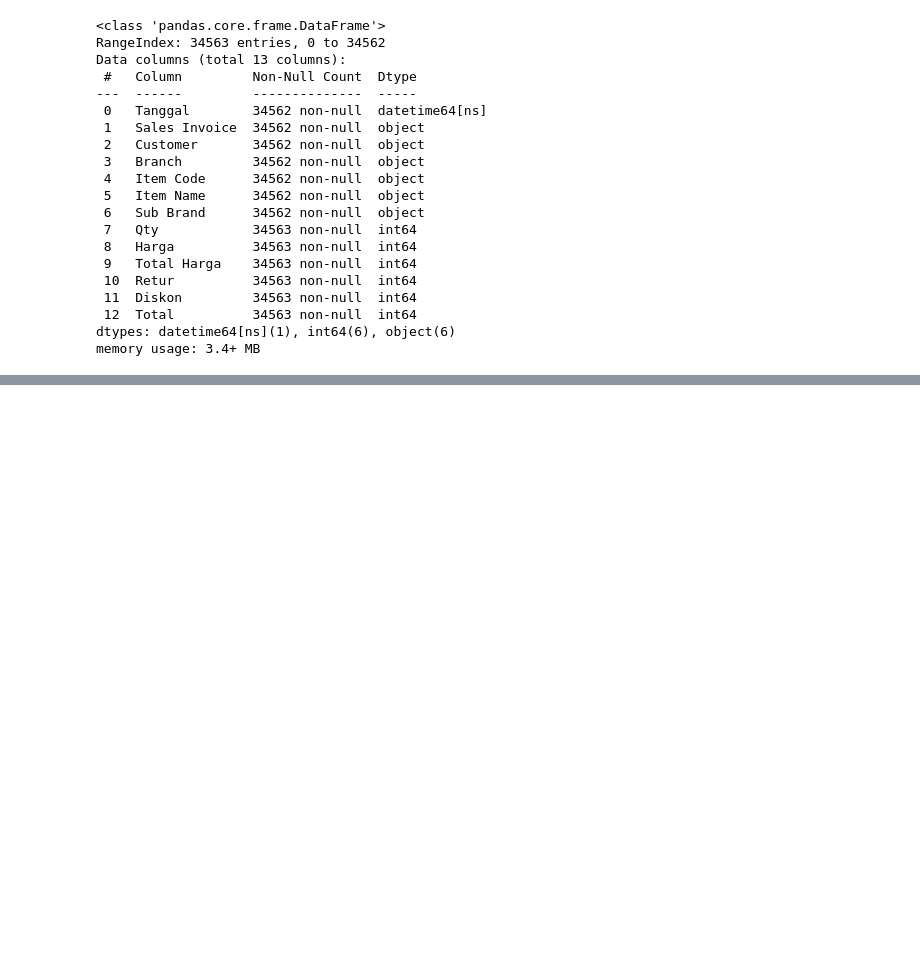
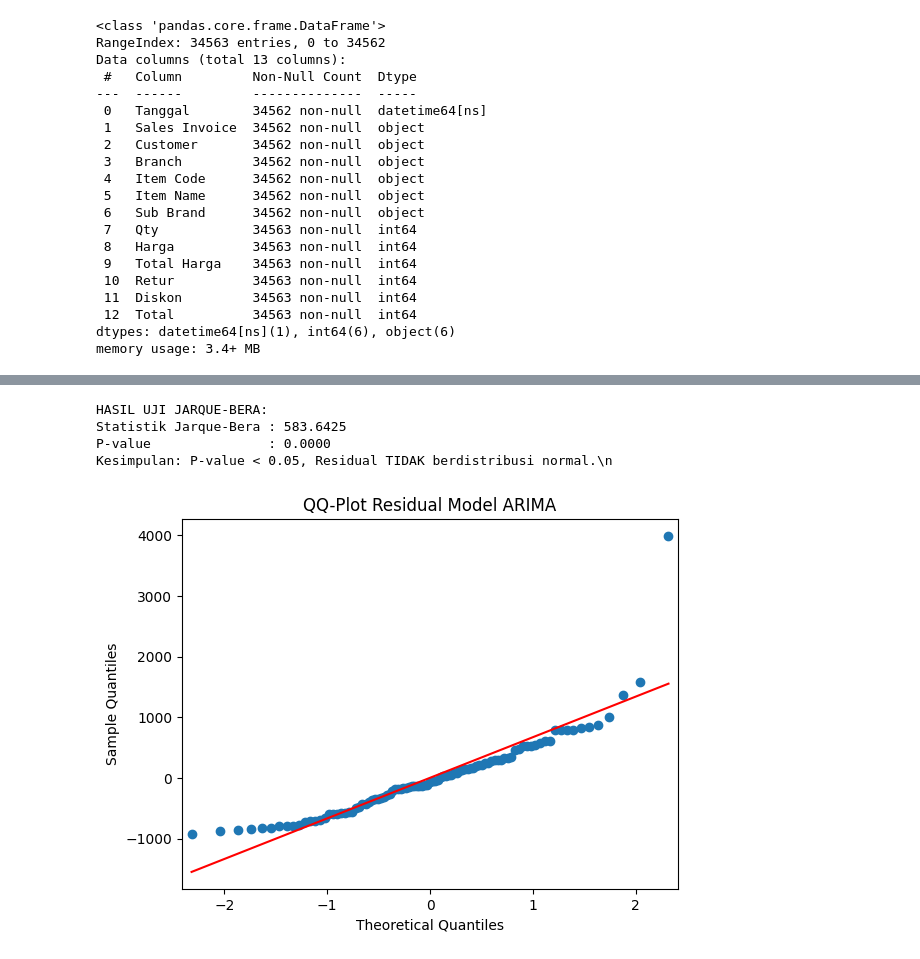
Before and after one commit to aureliearth/Analisis-Deret-Waktu, a Jupyter notebook: stasioner_data_ADW.ipynb, the cells around one changed output, grey strips where cells are left out. Saved outputs shown, nothing was run; the diff lists cells and outputs as text; code cells hidden in the pictures; blank space fills up the shorter version.

```diff
--- a/stasioner_data_ADW.ipynb
+++ b/stasioner_data_ADW.ipynb
@@ -125,0 +490,24 @@ p-value: 0.1
+# %%
+import statsmodels.api as sm
+import scipy.stats as stats
+
+# 1. Uji Statistik Jarque-Bera
+jb_stat, jb_pvalue = stats.jarque_bera(residual)
+print("HASIL UJI JARQUE-BERA:")
+print(f"Statistik Jarque-Bera : {jb_stat:.4f}")
+print(f"P-value               : {jb_pvalue:.4f}")
+if jb_pvalue < 0.05:
+    print("Kesimpulan: P-value < 0.05, Residual TIDAK berdistribusi normal.\\n")
+else:
+    print("Kesimpulan: P-value >= 0.05, Residual berdistribusi normal.\\n")
+
+# 2. Visualisasi dengan QQ-Plot
+fig = sm.qqplot(residual, line='s')
+plt.title("QQ-Plot Residual Model ARIMA")
+plt.show()
+# %% [output]
+HASIL UJI JARQUE-BERA:
+Statistik Jarque-Bera : 583.6425
+P-value               : 0.0000
+Kesimpulan: P-value < 0.05, Residual TIDAK berdistribusi normal.\n
+[figure, added]
```
Also changed, not shown: parts of 21 cells of this notebook.
